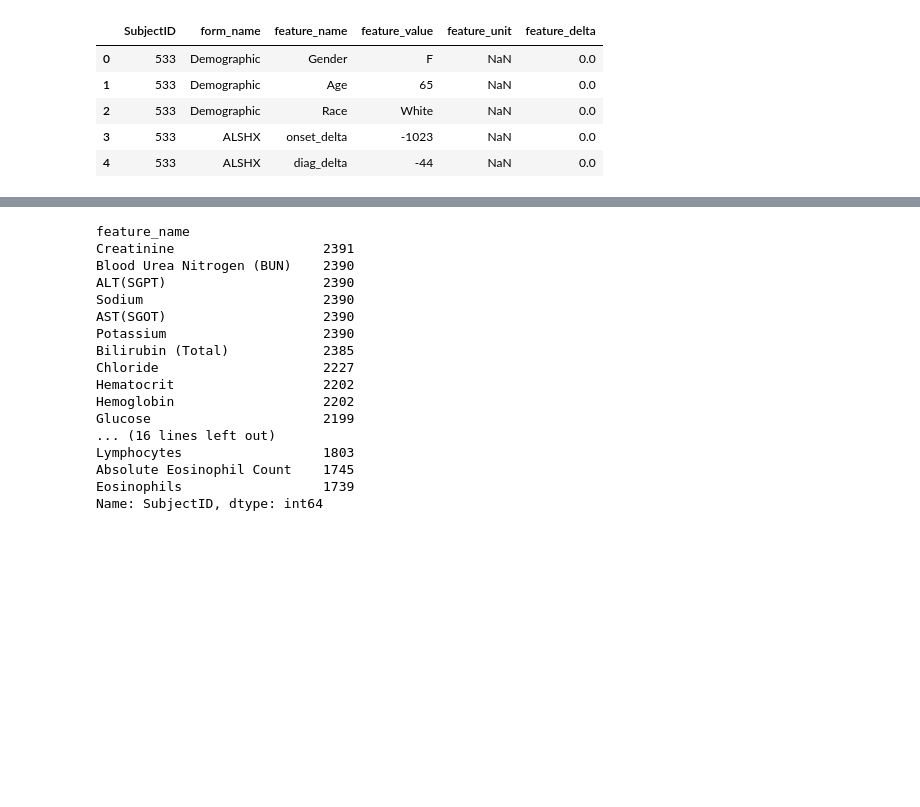
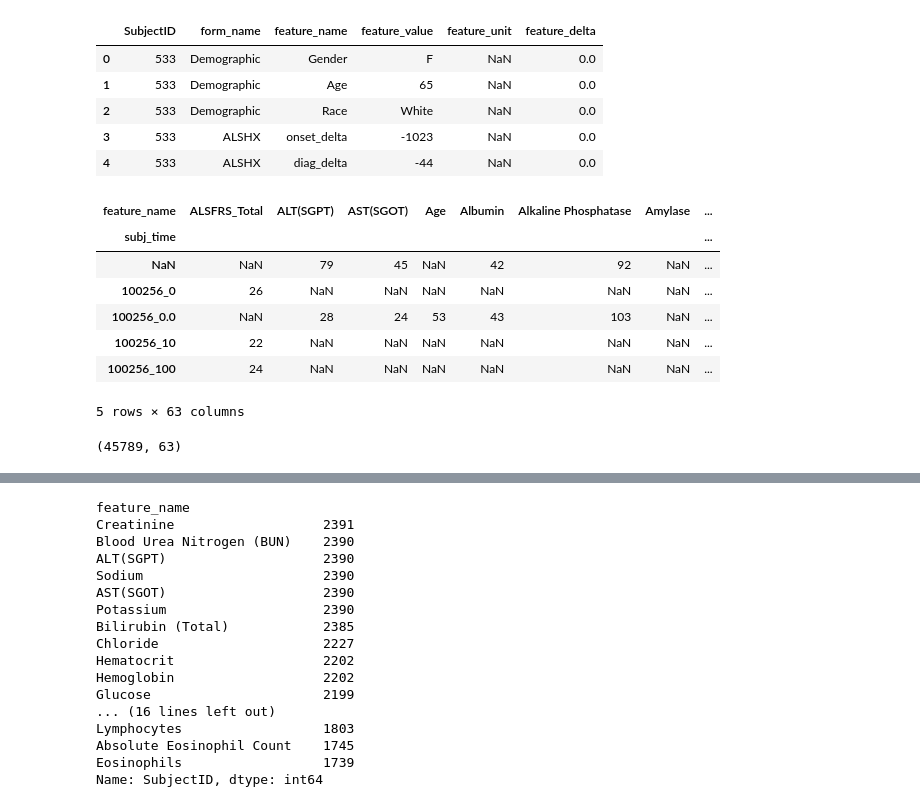
Before and after one commit to ihadanny/turbulence-z-team, a Jupyter notebook: ipython-notebooks/explore_data.ipynb, the cells around one changed output, grey strips where cells are left out. Saved outputs shown, nothing was run; the diff lists cells and outputs as text; code cells hidden in the pictures; blank space fills up the shorter version.

```diff
--- a/ipython-notebooks/explore_data.ipynb
+++ b/ipython-notebooks/explore_data.ipynb
@@ -15,0 +86,18 @@ df.head()
+# %%
+a = df[df.feature_name.isin(good_features)]
+a.loc[:, 'subj_time'] = a.SubjectID + "_" + a.feature_delta
+a = a.drop_duplicates(subset = ['subj_time', 'feature_name'], take_last=True)
+a.loc[:, 'feature_value'] = a.feature_value.convert_objects(convert_numeric=True)
+p = a.pivot(index='subj_time', columns='feature_name', values='feature_value')
+display(p.head())
+print p.shape
+# %% [output]
+| feature_name | ALSFRS_Total | ALT(SGPT) | AST(SGOT) | Age | Albumin | Alkaline Phosphatase | Amylase | ... |
+| subj_time |  |  |  |  |  |  |  | ... |
+| NaN | NaN | 79 | 45 | NaN | 42 | 92 | NaN | ... |
+| 100256_0 | 26 | NaN | NaN | NaN | NaN | NaN | NaN | ... |
+| 100256_0.0 | NaN | 28 | 24 | 53 | 43 | 103 | NaN | ... |
+| 100256_10 | 22 | NaN | NaN | NaN | NaN | NaN | NaN | ... |
+| 100256_100 | 24 | NaN | NaN | NaN | NaN | NaN | NaN | ... |
+5 rows × 63 columns
+(45789, 63)
```
Also changed, not shown: parts of 4 cells of this notebook, 21 other files.
